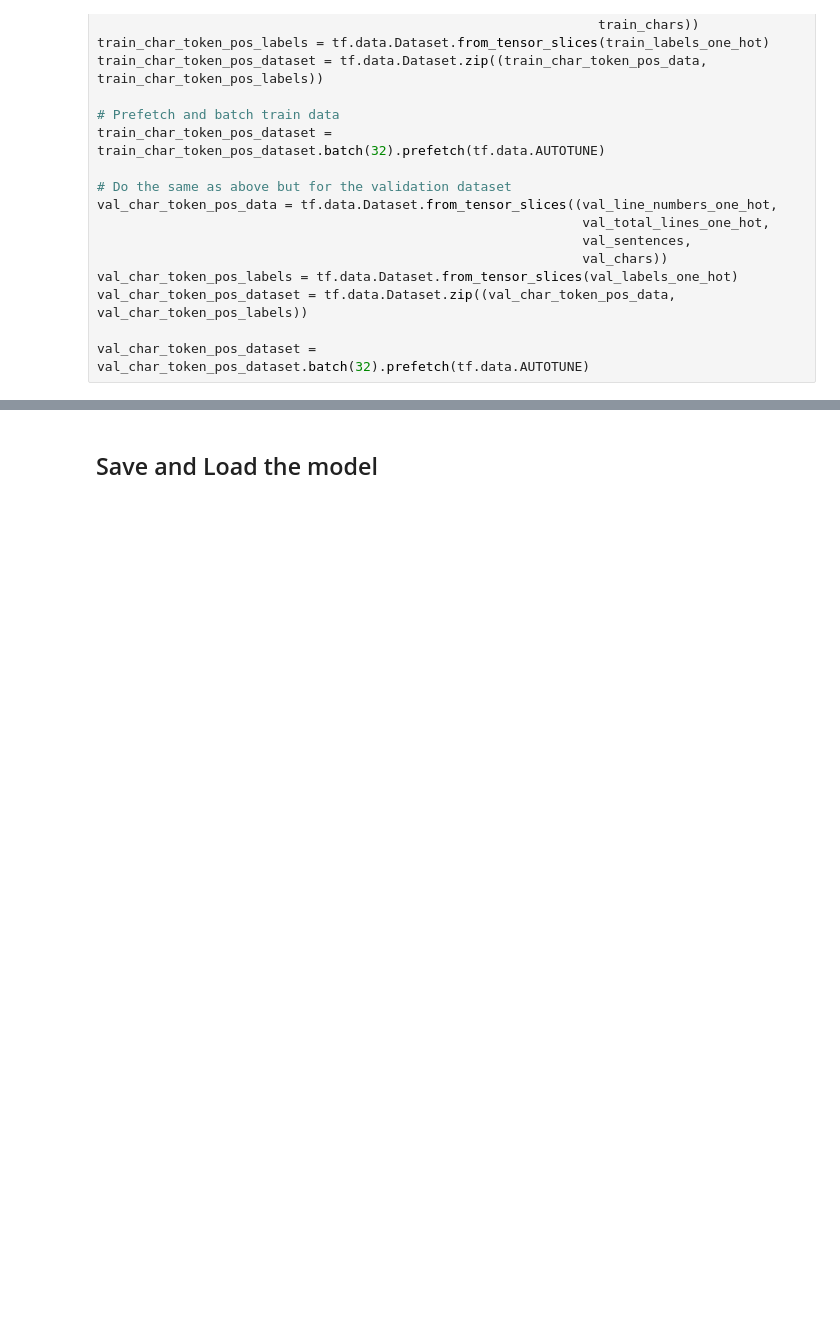
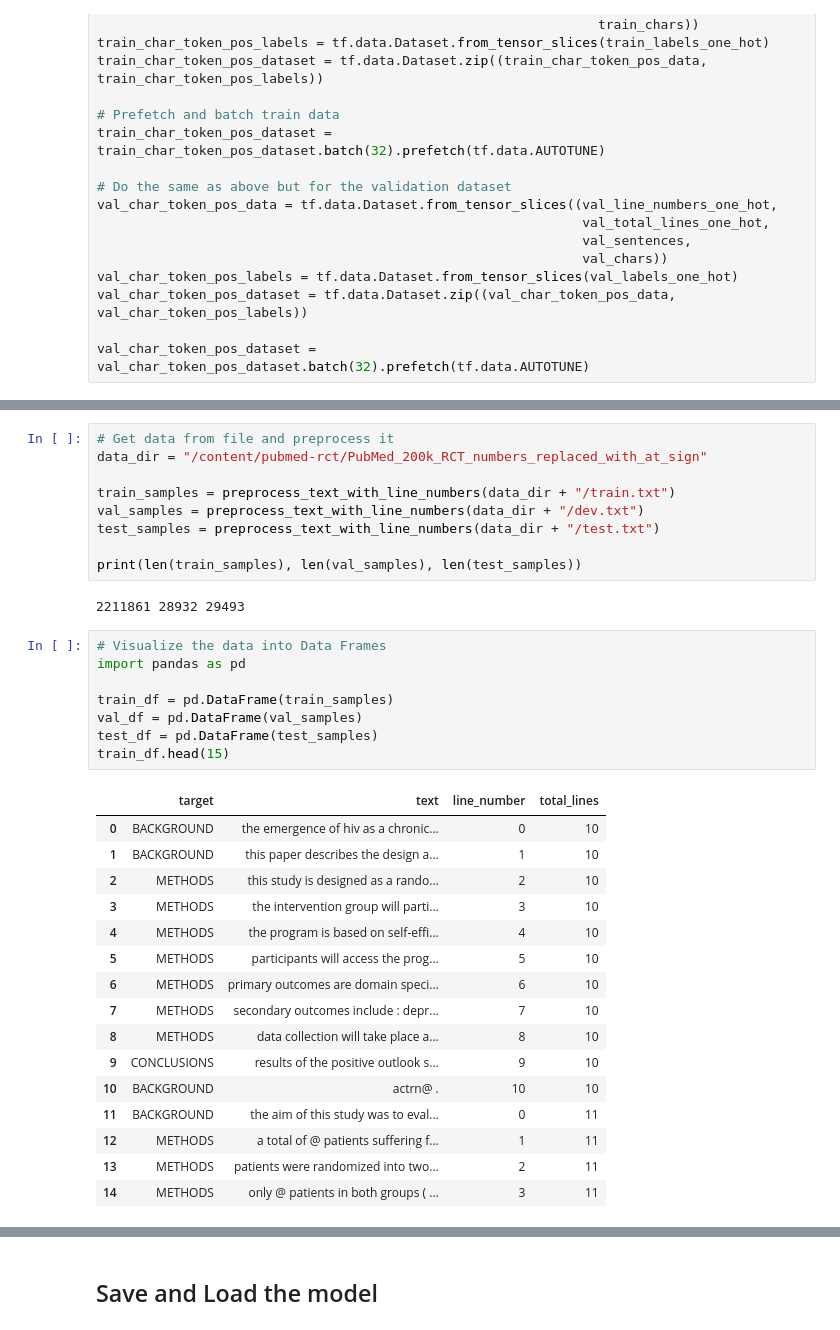
Before and after one commit to Kevo1906/SkimLit_Project, a Jupyter notebook: Project_SkimLit.ipynb, the cells around one changed output, grey strips where cells are left out. Saved outputs shown, nothing was run; the diff lists cells and outputs as text; blank space fills up the shorter version.

```diff
--- a/Project_SkimLit.ipynb
+++ b/Project_SkimLit.ipynb
@@ -1316,0 +1394,36 @@ all_model_results.sort_values("f1", ascending=True,)["f1"].plot.bar()
+# %%
+# Get data from file and preprocess it
+data_dir = "/content/pubmed-rct/PubMed_200k_RCT_numbers_replaced_with_at_sign"
+
+train_samples = preprocess_text_with_line_numbers(data_dir + "/train.txt")
+val_samples = preprocess_text_with_line_numbers(data_dir + "/dev.txt")
+test_samples = preprocess_text_with_line_numbers(data_dir + "/test.txt")
+
+print(len(train_samples), len(val_samples), len(test_samples))
+# %% [output]
+2211861 28932 29493
+# %%
+# Visualize the data into Data Frames
+import pandas as pd
+
+train_df = pd.DataFrame(train_samples)
+val_df = pd.DataFrame(val_samples)
+test_df = pd.DataFrame(test_samples)
+train_df.head(15)
+# %% [output]
+|  | target | text | line_number | total_lines |
+| 0 | BACKGROUND | the emergence of hiv as a chronic... | 0 | 10 |
+| 1 | BACKGROUND | this paper describes the design a... | 1 | 10 |
+| 2 | METHODS | this study is designed as a rando... | 2 | 10 |
+| 3 | METHODS | the intervention group will parti... | 3 | 10 |
+| 4 | METHODS | the program is based on self-effi... | 4 | 10 |
+| 5 | METHODS | participants will access the prog... | 5 | 10 |
+| 6 | METHODS | primary outcomes are domain speci... | 6 | 10 |
+| 7 | METHODS | secondary outcomes include : depr... | 7 | 10 |
+| 8 | METHODS | data collection will take place a... | 8 | 10 |
+| 9 | CONCLUSIONS | results of the positive outlook s... | 9 | 10 |
+| 10 | BACKGROUND | actrn@ . | 10 | 10 |
+| 11 | BACKGROUND | the aim of this study was to eval... | 0 | 11 |
+| 12 | METHODS | a total of @ patients suffering f... | 1 | 11 |
+| 13 | METHODS | patients were randomized into two... | 2 | 11 |
+| 14 | METHODS | only @ patients in both groups ( ... | 3 | 11 |
```
Also changed, not shown: parts of 127 cells of this notebook.
